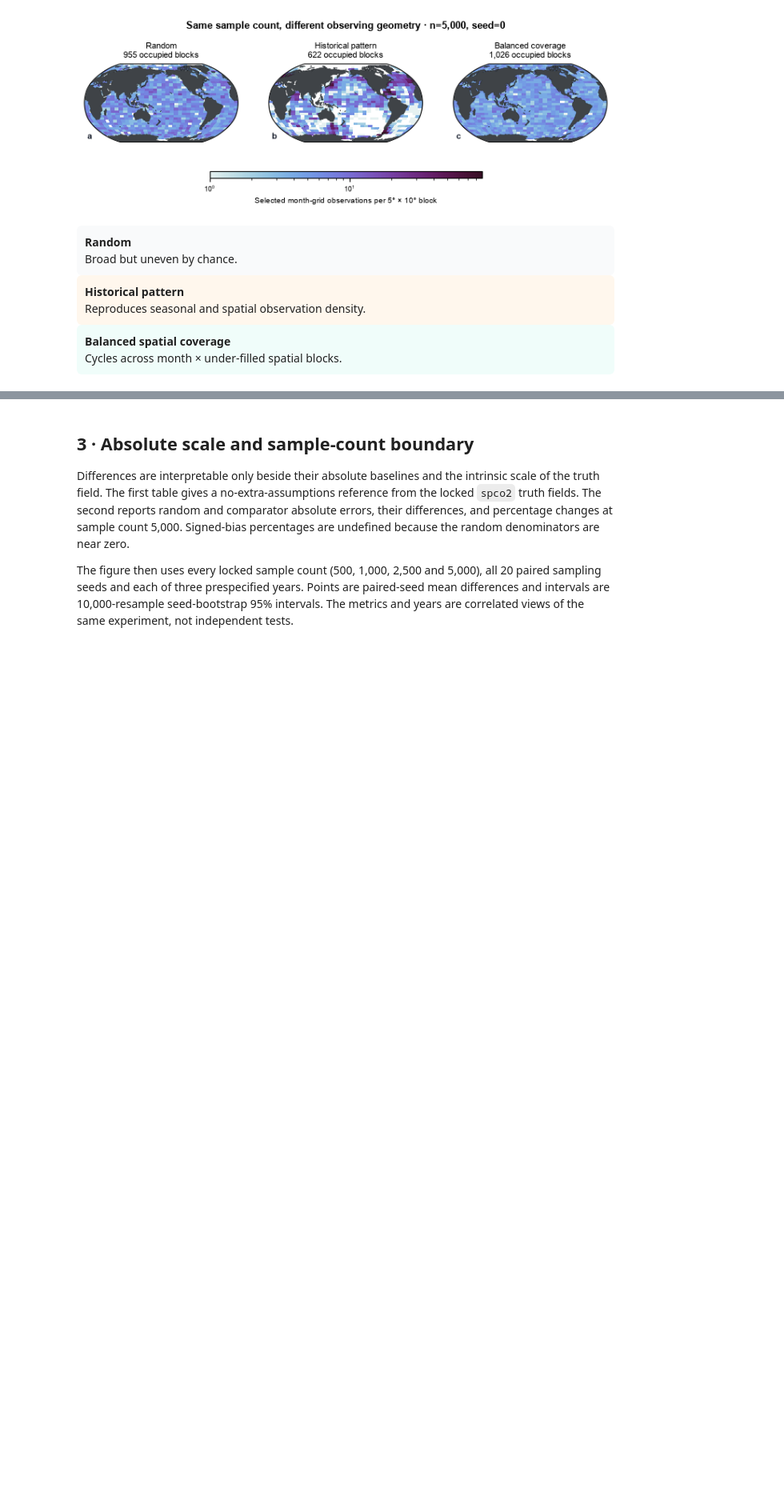
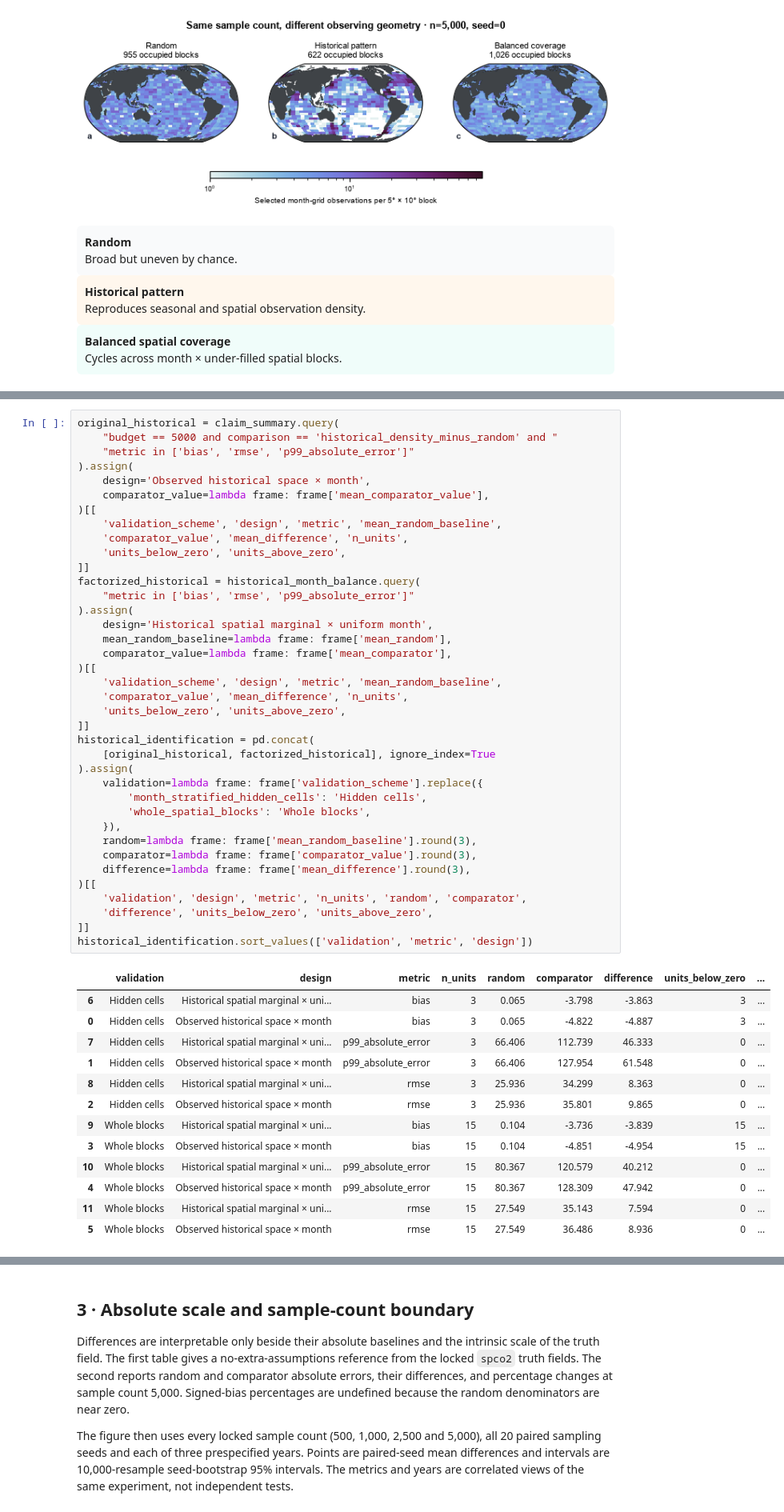
Before and after one commit to BokaiHe/ocean-carbon-sampling, a Jupyter notebook: notebooks/published/osse_visual_story_demo.ipynb, the cells around one changed output, grey strips where cells are left out. Shown at 80% size. Drawn from its saved outputs; the diff is of its cells as text; blank space fills up the shorter version.

```diff
--- a/notebooks/published/osse_visual_story_demo.ipynb
+++ b/notebooks/published/osse_visual_story_demo.ipynb
@@ -87,0 +125,52 @@ The maps below use every row of the locked 2005 hidden evaluation set and averag
+# %%
+original_historical = claim_summary.query(
+    "budget == 5000 and comparison == 'historical_density_minus_random' and "
+    "metric in ['bias', 'rmse', 'p99_absolute_error']"
+).assign(
+    design='Observed historical space × month',
+    comparator_value=lambda frame: frame['mean_comparator_value'],
+)[[
+    'validation_scheme', 'design', 'metric', 'mean_random_baseline',
+    'comparator_value', 'mean_difference', 'n_units',
+    'units_below_zero', 'units_above_zero',
+]]
+factorized_historical = historical_month_balance.query(
+    "metric in ['bias', 'rmse', 'p99_absolute_error']"
+).assign(
+    design='Historical spatial marginal × uniform month',
+    mean_random_baseline=lambda frame: frame['mean_random'],
+    comparator_value=lambda frame: frame['mean_comparator'],
+)[[
+    'validation_scheme', 'design', 'metric', 'mean_random_baseline',
+    'comparator_value', 'mean_difference', 'n_units',
+    'units_below_zero', 'units_above_zero',
+]]
+historical_identification = pd.concat(
+    [original_historical, factorized_historical], ignore_index=True
+).assign(
+    validation=lambda frame: frame['validation_scheme'].replace({
+        'month_stratified_hidden_cells': 'Hidden cells',
+        'whole_spatial_blocks': 'Whole blocks',
+    }),
+    random=lambda frame: frame['mean_random_baseline'].round(3),
+    comparator=lambda frame: frame['comparator_value'].round(3),
+    difference=lambda frame: frame['mean_difference'].round(3),
+)[[
+    'validation', 'design', 'metric', 'n_units', 'random', 'comparator',
+    'difference', 'units_below_zero', 'units_above_zero',
+]]
+historical_identification.sort_values(['validation', 'metric', 'design'])
+# %% [output]
+|  | validation | design | metric | n_units | random | comparator | difference | units_below_zero | ... |
+| 6 | Hidden cells | Historical spatial marginal × uni... | bias | 3 | 0.065 | -3.798 | -3.863 | 3 | ... |
+| 0 | Hidden cells | Observed historical space × month | bias | 3 | 0.065 | -4.822 | -4.887 | 3 | ... |
+| 7 | Hidden cells | Historical spatial marginal × uni... | p99_absolute_error | 3 | 66.406 | 112.739 | 46.333 | 0 | ... |
+| 1 | Hidden cells | Observed historical space × month | p99_absolute_error | 3 | 66.406 | 127.954 | 61.548 | 0 | ... |
+| 8 | Hidden cells | Historical spatial marginal × uni... | rmse | 3 | 25.936 | 34.299 | 8.363 | 0 | ... |
+| 2 | Hidden cells | Observed historical space × month | rmse | 3 | 25.936 | 35.801 | 9.865 | 0 | ... |
+| 9 | Whole blocks | Historical spatial marginal × uni... | bias | 15 | 0.104 | -3.736 | -3.839 | 15 | ... |
+| 3 | Whole blocks | Observed historical space × month | bias | 15 | 0.104 | -4.851 | -4.954 | 15 | ... |
+| 10 | Whole blocks | Historical spatial marginal × uni... | p99_absolute_error | 15 | 80.367 | 120.579 | 40.212 | 0 | ... |
+| 4 | Whole blocks | Observed historical space × month | p99_absolute_error | 15 | 80.367 | 128.309 | 47.942 | 0 | ... |
+| 11 | Whole blocks | Historical spatial marginal × uni... | rmse | 15 | 27.549 | 35.143 | 7.594 | 0 | ... |
+| 5 | Whole blocks | Observed historical space × month | rmse | 15 | 27.549 | 36.486 | 8.936 | 0 | ... |
```
Also changed, not shown: parts of 12 cells of this notebook, 15 other files.
